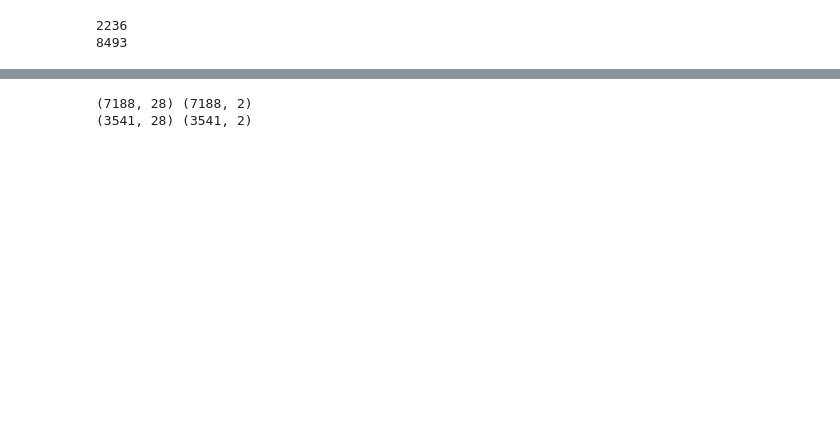
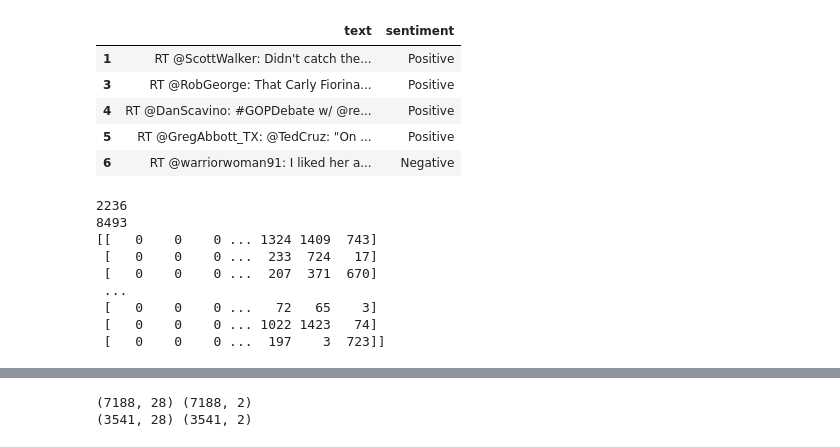
Before and after one commit to leicheng42/covid-chat-bot, a Jupyter notebook: bot-ddm/ddm.ipynb, the cells around one changed output, grey strips where cells are left out. Cells and saved outputs as stored; diff of their text form; code cells hidden in the pictures; blank space fills up the shorter version.

```diff
--- a/bot-ddm/ddm.ipynb
+++ b/bot-ddm/ddm.ipynb
@@ -25,20 +31,46 @@ data = data[['text','sentiment']]
+# %%
+"""Clean data"""
+# Keeping only the necessary columns
+data = data[['text','sentiment']]
+# keeping sentiment only Positive and Negative, remove Neutral
+data = data[data.sentiment != "Neutral"]
+data.head()
+# %% [output]
+|  | text | sentiment |
+| 1 | RT @ScottWalker: Didn't catch the... | Positive |
+| 3 | RT @RobGeorge: That Carly Fiorina... | Positive |
+| 4 | RT @DanScavino: #GOPDebate w/ @re... | Positive |
+| 5 | RT @GregAbbott_TX: @TedCruz: "On ... | Positive |
+| 6 | RT @warriorwoman91: I liked her a... | Negative |
 # %%
-data = data[data.sentiment != "Neutral"]
-data['text'] = data['text'].apply(lambda x: x.lower())
-data['text'] = data['text'].apply((lambda x: re.sub('[^a-zA-z0-9\s]','',x)))
+"""Natural language processing (NLP)"""
+data['text'] = data['text'].apply(lambda a: a.lower())  # Lower words
+data['text'] = data['text'].apply((lambda a: re.sub('[^a-zA-z0-9\s]','',a)))    # Only keep words and number
 
+# Print the sum of Positive and Negative
 print(data[ data['sentiment'] == 'Positive'].shape[0])
 print(data[ data['sentiment'] == 'Negative'].shape[0])
 
+# remove 'rt'
 for idx,row in data.iterrows():
     row[0] = row[0].replace('rt',' ')
 
-max_fatures = 2000
-tokenizer = Tokenizer(num_words=max_fatures, split=' ')
+# Tokenize sentence
+max_features = 2000
+tokenizer = Tokenizer(num_words=max_features, split=' ')
 tokenizer.fit_on_texts(data['text'].values)
 X = tokenizer.texts_to_sequences(data['text'].values)
+# Transfer into a 2D Numpy array
 X = pad_sequences(X)
+print(X)
 # %% [output]
 2236
 8493
+[[   0    0    0 ... 1324 1409  743]
+ [   0    0    0 ...  233  724   17]
+ [   0    0    0 ...  207  371  670]
+ ...
+ [   0    0    0 ...   72   65    3]
+ [   0    0    0 ... 1022 1423   74]
+ [   0    0    0 ...  197    3  723]]
 # %%
```
Also changed, not shown: parts of 8 cells of this notebook, 2 other files.
